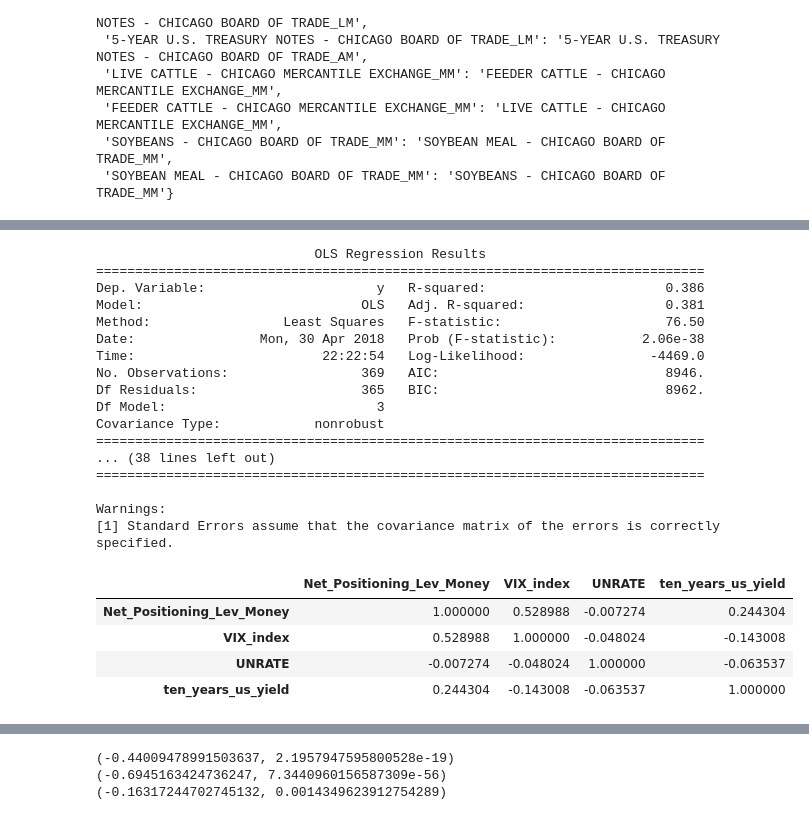
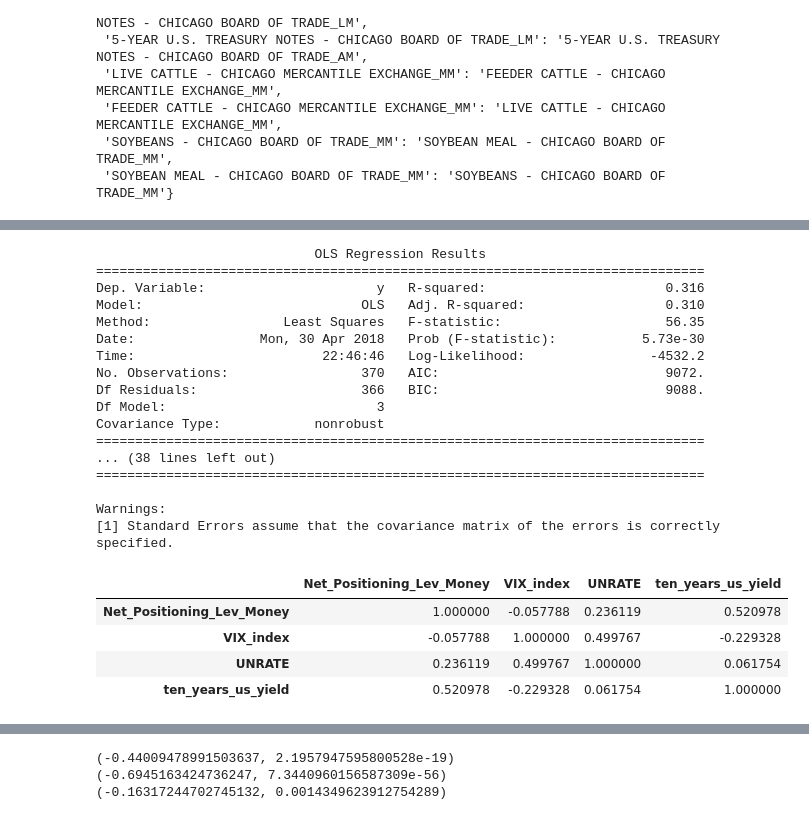
Before and after one commit to leonardich/Stats_project, a Jupyter notebook: Regression.ipynb, the cells around one changed output, grey strips where cells are left out. Cells and saved outputs as stored; diff of their text form; code cells hidden in the pictures.

```diff
--- a/Regression.ipynb
+++ b/Regression.ipynb
@@ -434,7 +434,7 @@ def mult_lin_reg(y, *args):
     for i in range(len(args)):
         if i % 2 == 0:
             if args[i+1] != 0:
-                joined = joined.join(pd.DataFrame(args[i]-args[i].shift(args[i+1])), how='outer')
+                joined = joined.join(pd.DataFrame(args[i].shift(-args[i+1])), how='outer')
             else:
                 joined = joined.join(pd.DataFrame(args[i]), how='outer')
 
@@ -442,7 +442,7 @@ def mult_lin_reg(y, *args):
     y = joined[joined.columns[0]].values
     x = joined[joined.columns[1:]].values
     X = sm.add_constant(x)
-    #print(y[:5]); print(x[:5])
+    # if only one independent variable -- make a plot
     if len(args) == 2:
         plt_dates = mpl.dates.date2num(joined.index.to_pydatetime())
 
@@ -471,31 +471,31 @@ def mult_lin_reg(y, *args):
         print(model.summary())
         return joined.corr()
 # %%
-mult_lin_reg(dictionary_financials["VIX FUTURES - CBOE FUTURES EXCHANGE"]\
-             ["Net_Positioning_Lev_Money"], vix_index, 0, unempl_rate, 10, df['ten_years_us_yield'], 0)
+mult_lin_reg(dictionary_financials["EURO FX - CHICAGO MERCANTILE EXCHANGE"]\
+             ["Net_Positioning_Lev_Money"], vix_index, 0, unempl_rate, 0, df['ten_years_us_yield'], 9)
 # %% [output]
                             OLS Regression Results
 ==============================================================================
-Dep. Variable:                      y   R-squared:                       0.386
-Model:                            OLS   Adj. R-squared:                  0.381
-Method:                 Least Squares   F-statistic:                     76.50
-Date:                Mon, 30 Apr 2018   Prob (F-statistic):           2.06e-38
-Time:                        22:22:54   Log-Likelihood:                -4469.0
-No. Observations:                 369   AIC:                             8946.
-Df Residuals:                     365   BIC:                             8962.
+Dep. Variable:                      y   R-squared:                       0.316
+Model:                            OLS   Adj. R-squared:                  0.310
+Method:                 Least Squares   F-statistic:                     56.35
+Date:                Mon, 30 Apr 2018   Prob (F-statistic):           5.73e-30
+Time:                        22:46:46   Log-Likelihood:                -4532.2
+No. Observations:                 370   AIC:                             9072.
+Df Residuals:                     366   BIC:                             9088.
 Df Model:                           3
 Covariance Type:            nonrobust
 ==============================================================================
 ... (38 lines left out)
 ==============================================================================
 
 Warnings:
 [1] Standard Errors assume that the covariance matrix of the errors is correctly specified.
 |  | Net_Positioning_Lev_Money | VIX_index | UNRATE | ten_years_us_yield |
-| Net_Positioning_Lev_Money | 1.000000 | 0.528988 | -0.007274 | 0.244304 |
-| VIX_index | 0.528988 | 1.000000 | -0.048024 | -0.143008 |
-| UNRATE | -0.007274 | -0.048024 | 1.000000 | -0.063537 |
-| ten_years_us_yield | 0.244304 | -0.143008 | -0.063537 | 1.000000 |
+| Net_Positioning_Lev_Money | 1.000000 | -0.057788 | 0.236119 | 0.520978 |
+| VIX_index | -0.057788 | 1.000000 | 0.499767 | -0.229328 |
+| UNRATE | 0.236119 | 0.499767 | 1.000000 | 0.061754 |
+| ten_years_us_yield | 0.520978 | -0.229328 | 0.061754 | 1.000000 |
 # %%
 mult_lin_reg(dictionary_financials["10-YEAR U.S. TREASURY NOTES - CHICAGO BOARD OF TRADE"]\
              ["Net_Positioning_Lev_Money"], df['ten_years_us_yield'],0)
```
Also changed, not shown: parts of 7 cells of this notebook.
